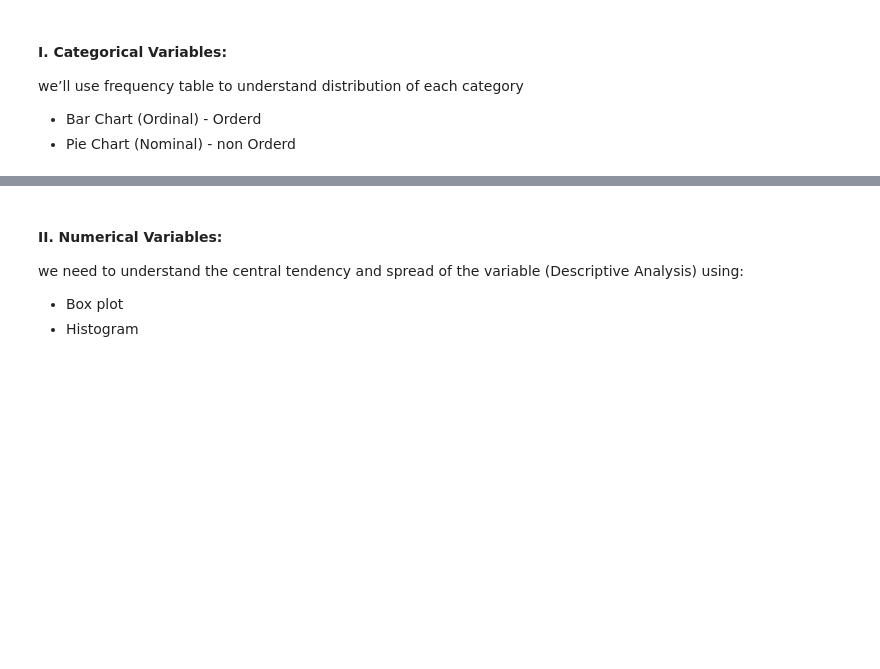
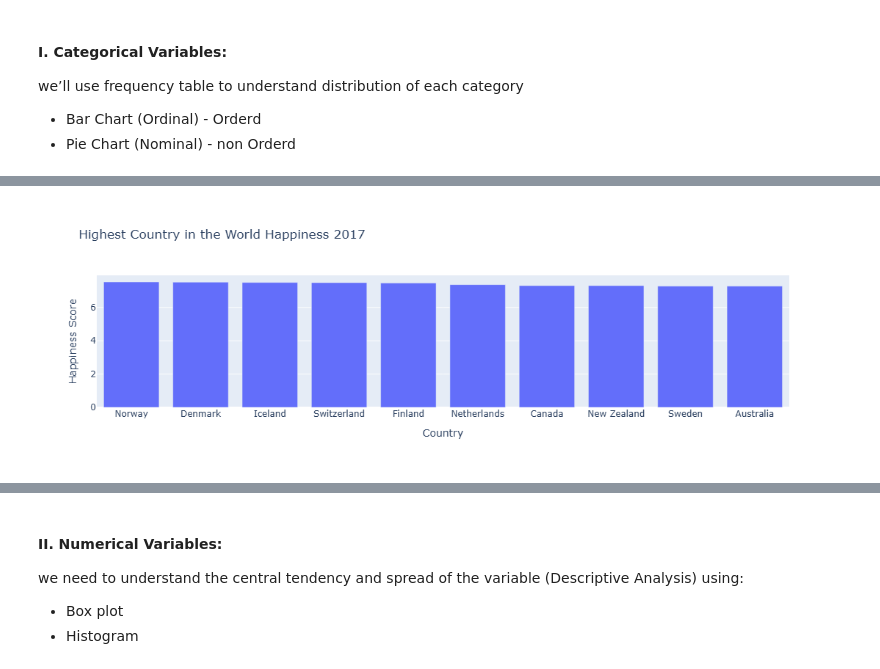
Before and after one commit to sara1h0t/Usecase-2, a Jupyter notebook: EDA explain template.ipynb, the cells around one changed output, grey strips where cells are left out. Drawn from its saved outputs; the diff is of its cells as text; code cells hidden in the pictures; blank space fills up the shorter version.

```diff
--- a/EDA explain template.ipynb
+++ b/EDA explain template.ipynb
@@ -350,0 +383,9 @@ Confirm that the data is consistent within the dataset and across multiple data
+# %%
+World_Happiness17.rename(columns={
+    'Happiness.Rank': 'Happiness Rank',
+    'Happiness.Score': 'Happiness Score',
+    'Economy..GDP.per.Capita.':'Economy (GDP per Capita)',
+    'Health..Life.Expectancy.':'Health (Life Expectancy)',
+    'Trust..Government.Corruption.':'Trust (Government Corruption)',
+    'Dystopia.Residual':'Dystopia Residual'
+}, inplace=True)
@@ -640,0 +859,5 @@ we’ll use frequency table to understand distribution of each category
+# %%
+fig = px.bar(World_Happiness17[:10], x='Country', y='Happiness Score', title='Highest Country in the World Happiness 2017 ')
+fig.show()
+# %% [output]
+[figure, added]
```
Also changed, not shown: parts of 50 cells of this notebook.
